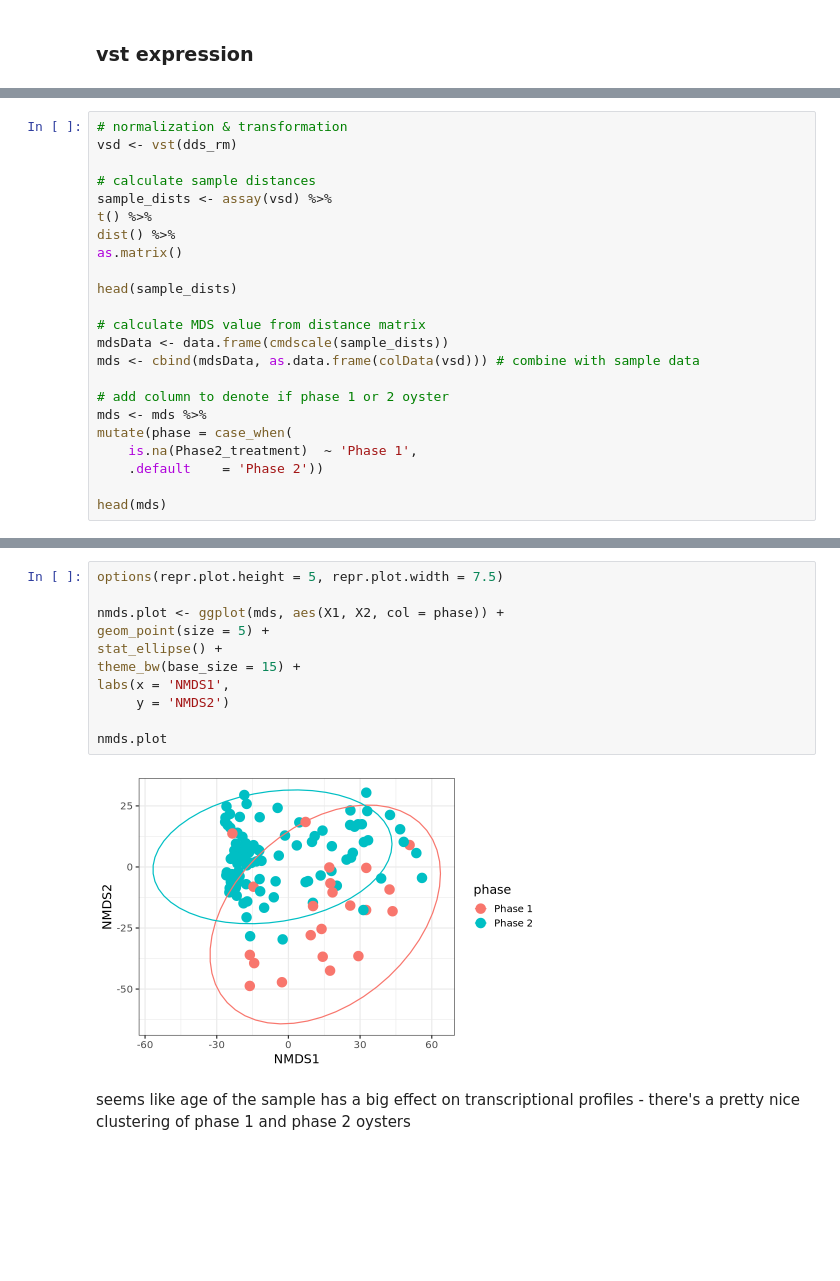
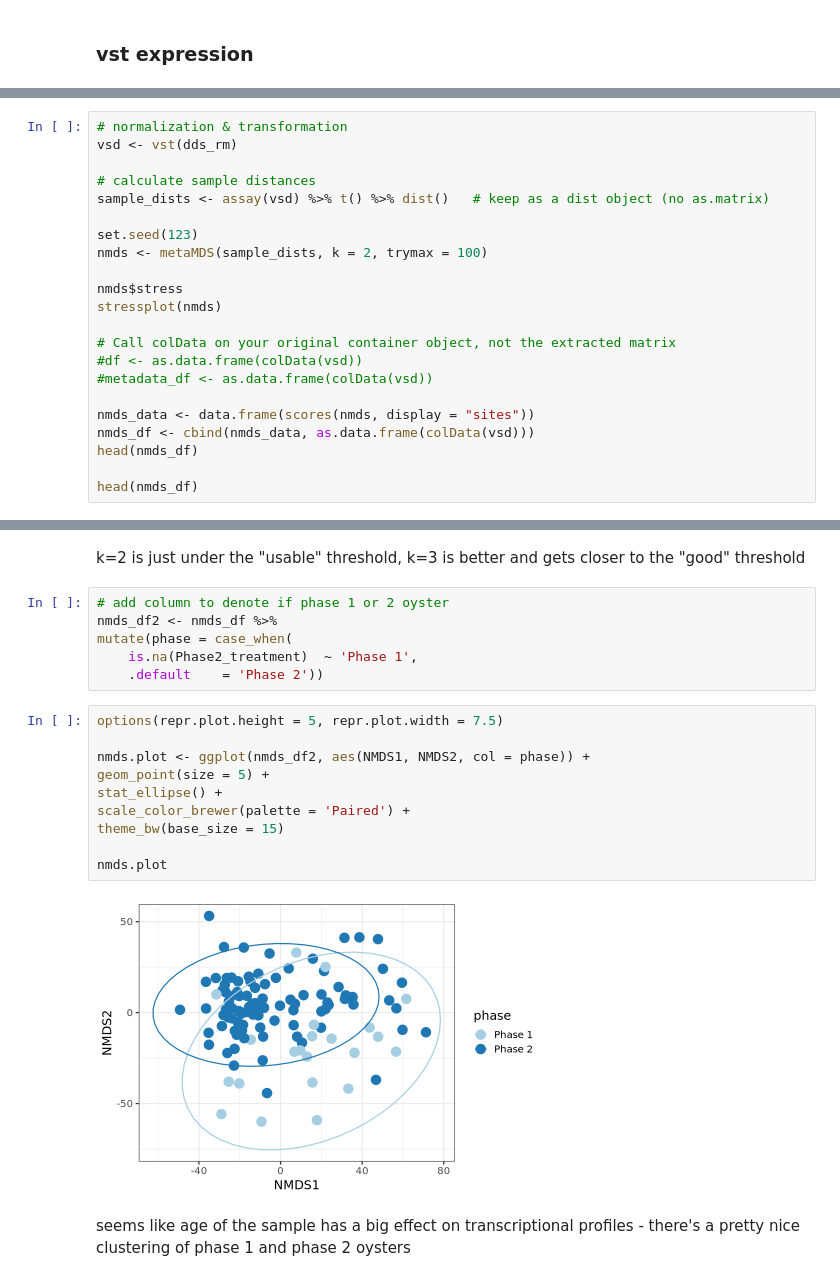
Before and after one commit to jgmcdonough/CE24_RNA-seq, a Jupyter notebook: analysis/diff_expression/compare_phases/deseq_wgcna_ALL.ipynb, the cells around one changed output, grey strips where cells are left out. Drawn from its saved outputs; the diff is of its cells as text; blank space fills up the shorter version.

```diff
--- a/analysis/diff_expression/compare_phases/deseq_wgcna_ALL.ipynb
+++ b/analysis/diff_expression/compare_phases/deseq_wgcna_ALL.ipynb
@@ -298,22 +310,21 @@ write.csv(vst_mat, '/project/pi_sarah_gignouxwolfsohn_uml_edu/julia/CE_2024/CE24
 vsd <- vst(dds_rm)
 
 # calculate sample distances
-sample_dists <- assay(vsd) %>%
-t() %>%
-dist() %>%
-as.matrix()
+sample_dists <- assay(vsd) %>% t() %>% dist()   # keep as a dist object (no as.matrix)
 
-head(sample_dists)
+set.seed(123)
+nmds <- metaMDS(sample_dists, k = 2, trymax = 100)
 
-# calculate MDS value from distance matrix
-mdsData <- data.frame(cmdscale(sample_dists))
-mds <- cbind(mdsData, as.data.frame(colData(vsd))) # combine with sample data
+nmds$stress
+stressplot(nmds)
 
-# add column to denote if phase 1 or 2 oyster
-mds <- mds %>%
-mutate(phase = case_when(
-    is.na(Phase2_treatment)  ~ 'Phase 1',
-    .default    = 'Phase 2'))
+# Call colData on your original container object, not the extracted matrix
+#df <- as.data.frame(colData(vsd))
+#metadata_df <- as.data.frame(colData(vsd))
 
-head(mds)
+nmds_data <- data.frame(scores(nmds, display = "sites"))
+nmds_df <- cbind(nmds_data, as.data.frame(colData(vsd)))
+head(nmds_df)
+
+head(nmds_df)
 # %% [output]
@@ -337,16 +384,23 @@ A data.frame: 6 × 13
+# %% [markdown]
+k=2 is just under the "usable" threshold, k=3 is better and gets closer to the "good" threshold
+# %%
+# add column to denote if phase 1 or 2 oyster
+nmds_df2 <- nmds_df %>%
+mutate(phase = case_when(
+    is.na(Phase2_treatment)  ~ 'Phase 1',
+    .default    = 'Phase 2'))
 # %%
 options(repr.plot.height = 5, repr.plot.width = 7.5)
 
-nmds.plot <- ggplot(mds, aes(X1, X2, col = phase)) +
+nmds.plot <- ggplot(nmds_df2, aes(NMDS1, NMDS2, col = phase)) +
 geom_point(size = 5) +
 stat_ellipse() +
-theme_bw(base_size = 15) +
-labs(x = 'NMDS1',
-     y = 'NMDS2')
+scale_color_brewer(palette = 'Paired') +
+theme_bw(base_size = 15)
 
 nmds.plot
 # %% [output]
-[figure, old version]
+[figure, new version]
 # %% [markdown]
 seems like age of the sample has a big effect on transcriptional profiles - there's a pretty nice clustering of phase 1 and phase 2 oysters
 # %% [markdown]
```
Also changed, not shown: parts of 15 cells of this notebook.
